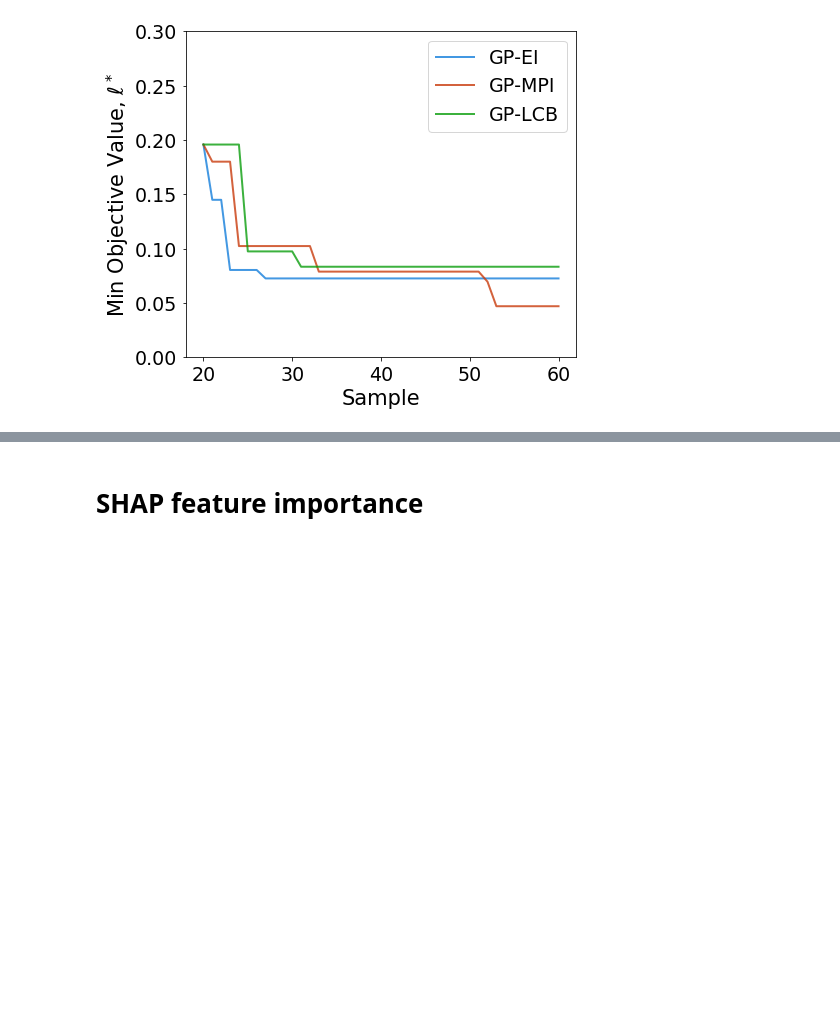
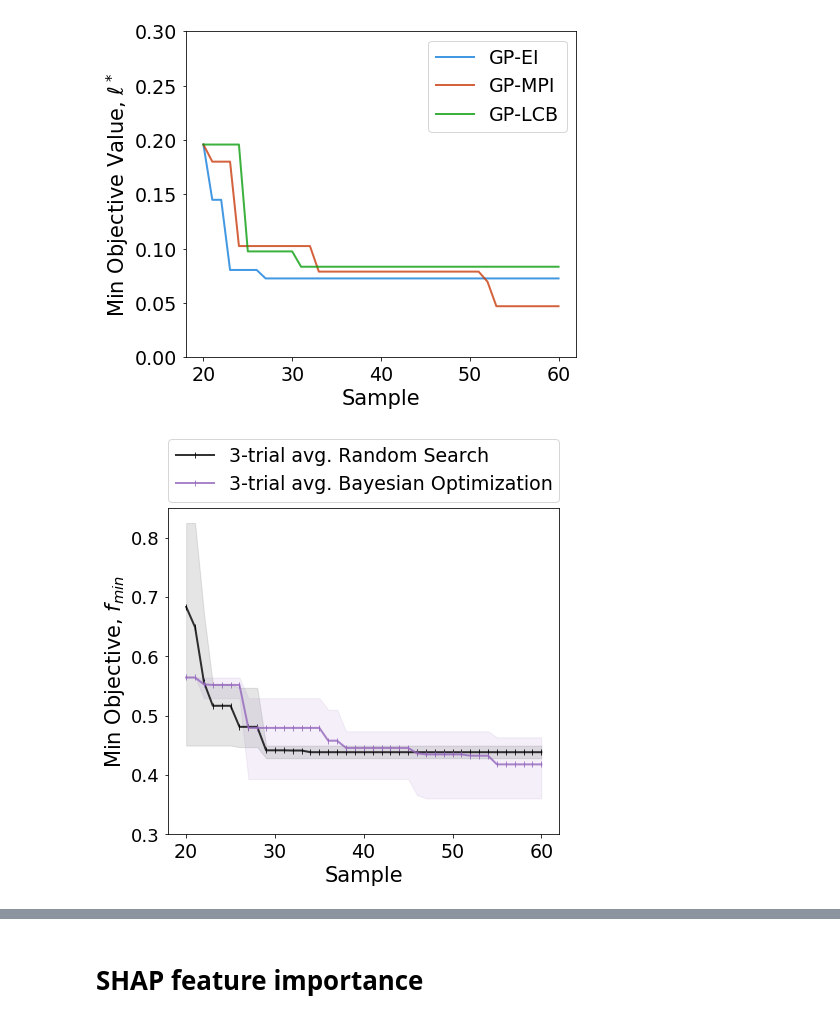
Before and after one commit to PV-Lab/ML-Multiscale-Droplets, a Jupyter notebook: Plot_Figures.ipynb, the cells around one changed output, grey strips where cells are left out. Cells and saved outputs as stored; diff of their text form; code cells hidden in the pictures; blank space fills up the shorter version.

```diff
--- a/Plot_Figures.ipynb
+++ b/Plot_Figures.ipynb
@@ -779,0 +846,23 @@ plt.show()
+# %%
+fs=21
+fs1=19
+fig,ax = plt.subplots(ncols=1,nrows=1,figsize=(7,6))
+
+x_plot=np.arange(20,61,1)
+plt.fill_between(x_plot, min_ys_lower, min_ys_upper, color='k', alpha=0.1)
+plt.plot(x_plot,min_ys_100_avg,label='3-trial avg. Random Search',c='k',linewidth=2,alpha=0.8, marker='|')
+
+plt.fill_between(x_plot, min_bos_lower, min_bos_upper, color='#9467bd', alpha=0.1)
+plt.plot(x_plot,min_bos_avg,label='3-trial avg. Bayesian Optimization',c='#9467bd',linewidth=2,alpha=0.8, marker='|')
+
+plt.legend(prop={'size':fs1}, bbox_to_anchor=(0., 1.02, 1., .102), loc='lower left',
+           ncol=1, mode="expand", borderaxespad=0.)
+plt.ylabel('Min Objective, $f_{min}$',fontsize=fs)
+plt.xlabel('Sample',fontsize=fs)
+ax.tick_params(axis='x',labelsize=fs1,pad=5)
+ax.tick_params(axis='y',labelsize=fs1-1,pad=5)
+plt.ylim([0.3,0.85])
+# plt.savefig(impath+'drops-bo-vs-rand1.png',dpi=300,bbox_inches='tight')
+plt.show()
+# %% [output]
+[figure, added]
```
Also changed, not shown: parts of 10 cells of this notebook, 5 other files.
